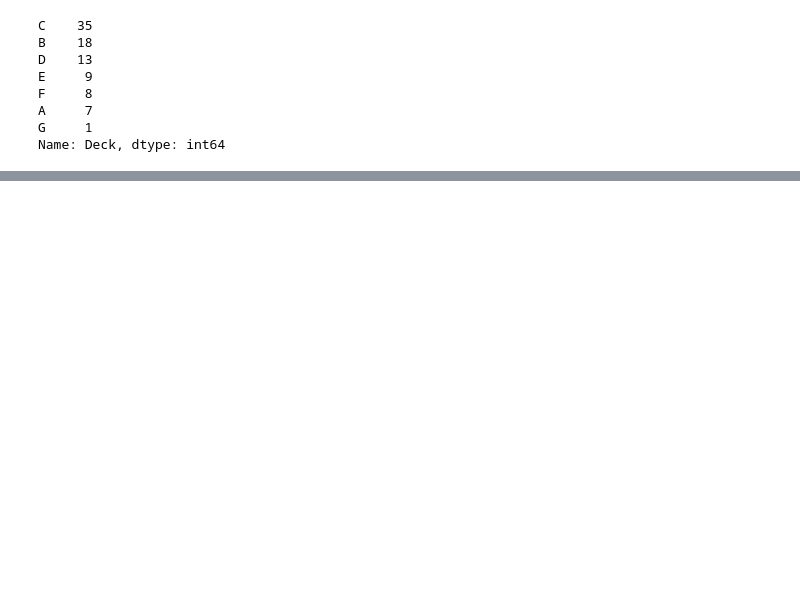
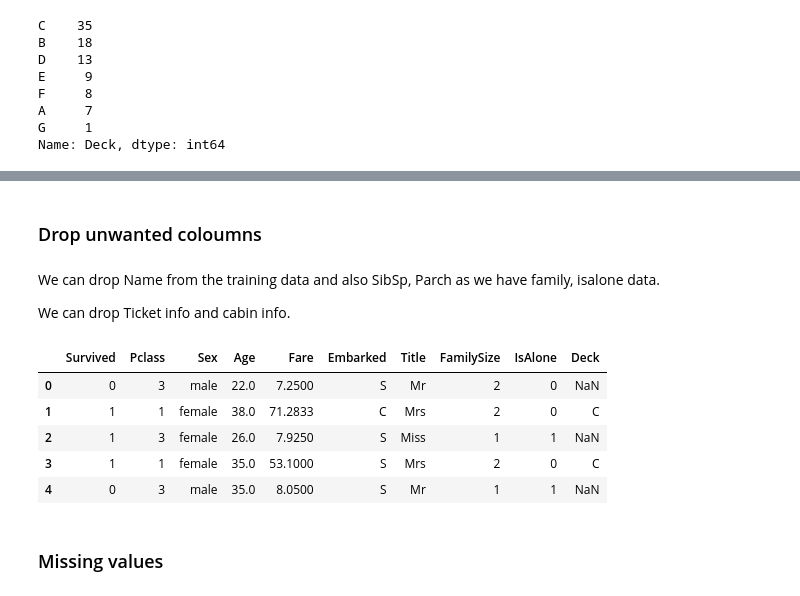
Before and after one commit to venkatesh-sg/Neural-Networks-Practice, a Jupyter notebook: Titanic disaster analysis/titanic disaster analysis.ipynb, the cells around one changed output, grey strips where cells are left out. Cells and saved outputs as stored; diff of their text form; code cells hidden in the pictures; blank space fills up the shorter version.

```diff
--- a/Titanic disaster analysis/titanic disaster analysis.ipynb
+++ b/Titanic disaster analysis/titanic disaster analysis.ipynb
@@ -336,0 +378,20 @@ train.head()
+# %% [markdown]
+### Drop unwanted coloumns
+# %% [markdown]
+We can drop Name from the training data and also SibSp, Parch as we have family, isalone data.
+
+We can drop Ticket info and cabin info.
+# %%
+train = train.drop(["PassengerId", "Name", "SibSp", "Parch", "Ticket", "Cabin"], axis=1)
+passenger_id = test["PassengerId"]
+test = test.drop(["PassengerId", "Name", "SibSp", "Parch", "Ticket", "Cabin"], axis=1)
+train.head()
+# %% [output]
+|  | Survived | Pclass | Sex | Age | Fare | Embarked | Title | FamilySize | IsAlone | Deck |
+| 0 | 0 | 3 | male | 22.0 | 7.2500 | S | Mr | 2 | 0 | NaN |
+| 1 | 1 | 1 | female | 38.0 | 71.2833 | C | Mrs | 2 | 0 | C |
+| 2 | 1 | 3 | female | 26.0 | 7.9250 | S | Miss | 1 | 1 | NaN |
+| 3 | 1 | 1 | female | 35.0 | 53.1000 | S | Mrs | 2 | 0 | C |
+| 4 | 0 | 3 | male | 35.0 | 8.0500 | S | Mr | 1 | 1 | NaN |
+# %% [markdown]
+### Missing values
```
Also changed, not shown: parts of 51 cells of this notebook.
